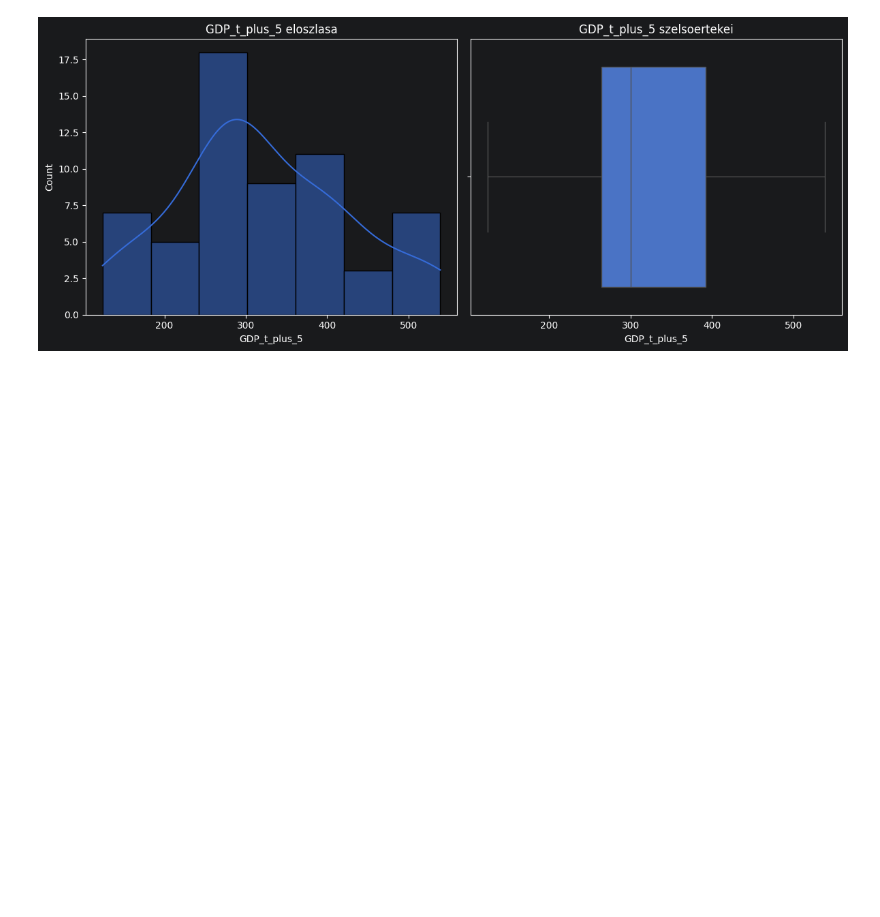
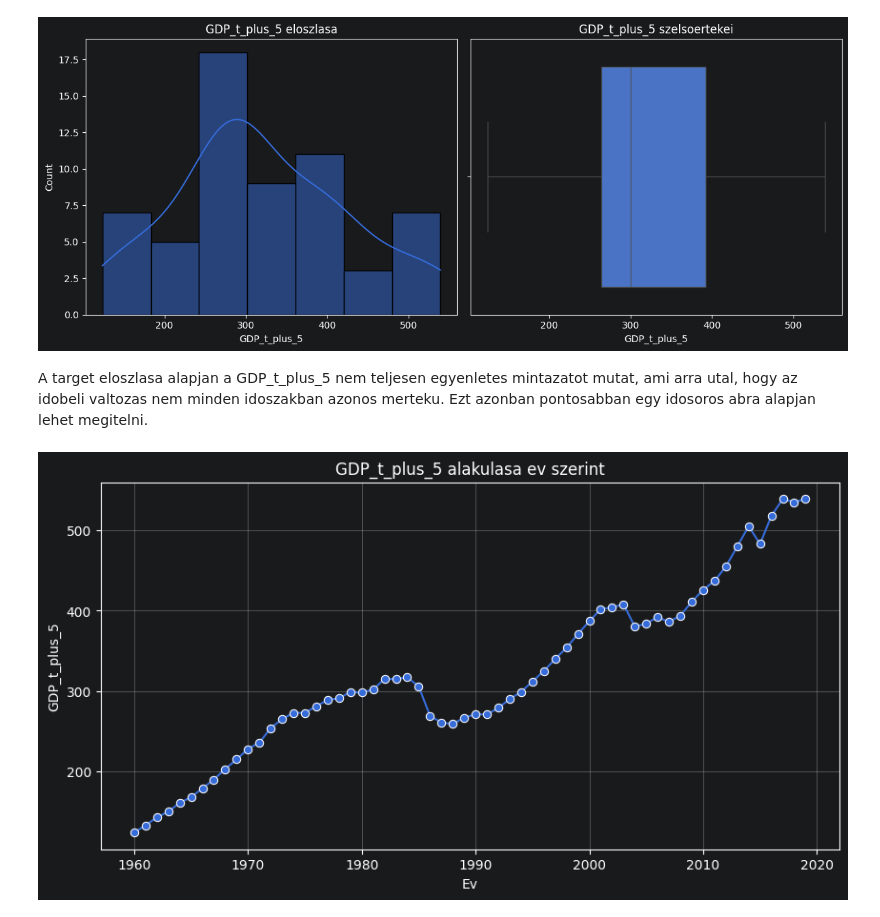
Before and after one commit to uflik/big_data_homework, a Jupyter notebook: BIGDATA-MI_HF.ipynb, the cells around one changed output. Drawn from its saved outputs; the diff is of its cells as text; code cells hidden in the pictures; blank space fills up the shorter version.

Commit message:
data exploration

```diff
--- a/BIGDATA-MI_HF.ipynb
+++ b/BIGDATA-MI_HF.ipynb
@@ -715,3 +715,16 @@ plt.tight_layout()
 plt.show()
 # %% [output]
 [figure]
+# %% [markdown]
+A target eloszlasa alapjan a GDP_t_plus_5 nem teljesen egyenletes mintazatot mutat, ami arra utal, hogy az idobeli valtozas nem minden idoszakban azonos merteku. Ezt azonban pontosabban egy idosoros abra alapjan lehet megitelni.
+# %%
+# Megnezzuk, hogyan alakul a GDP_t_plus_5 az evek menten.
+plt.figure(figsize=(10, 5))
+sns.lineplot(data=model_df, x="Ev", y="GDP_t_plus_5", marker="o")
+plt.title("GDP_t_plus_5 alakulasa ev szerint")
+plt.xlabel("Ev")
+plt.ylabel("GDP_t_plus_5")
+plt.grid(True)
+plt.show()
+# %% [output]
+[figure, added]
```
Also changed, not shown: parts of 6 cells of this notebook.
